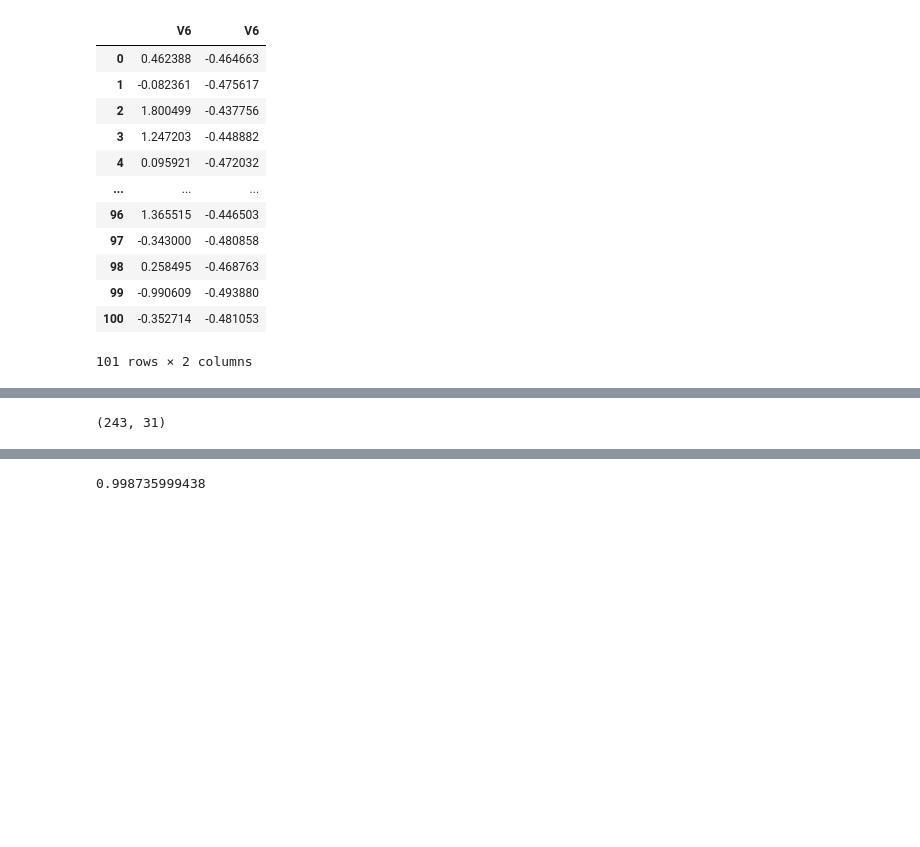
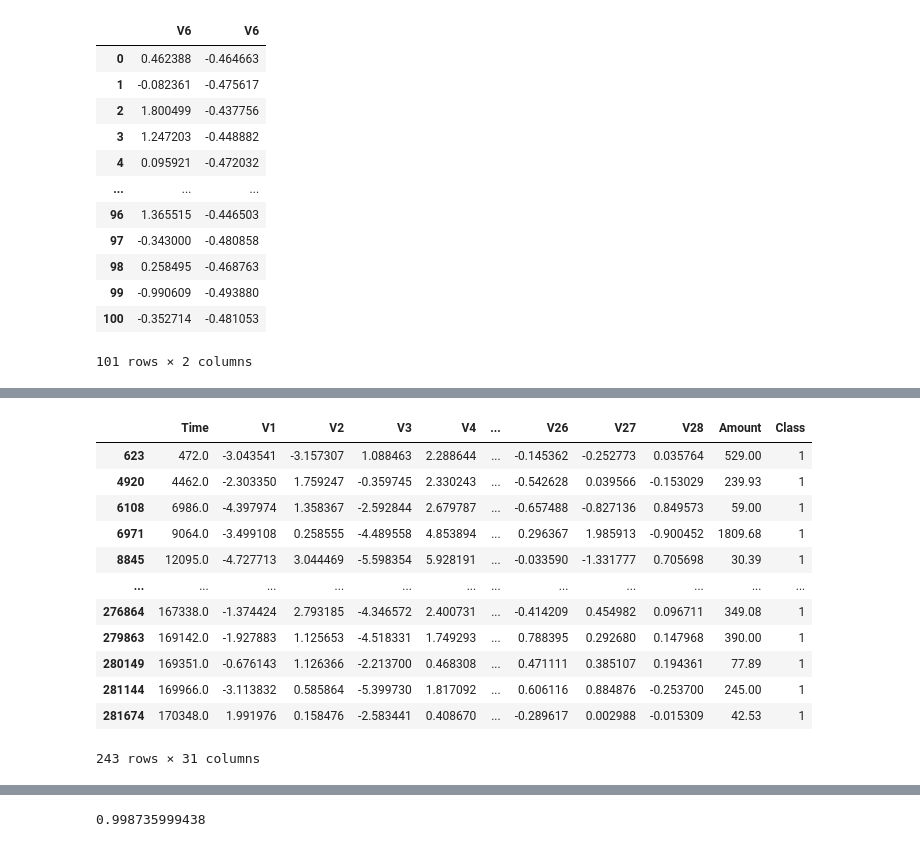
Before and after one commit to habedi/PracticalMachineLearning, a Jupyter notebook: jupyter_notebooks/Day3/anomaly_detection.ipynb, the cells around one changed output, grey strips where cells are left out. Drawn from its saved outputs; the diff is of its cells as text; code cells hidden in the pictures; blank space fills up the shorter version.

```diff
--- a/jupyter_notebooks/Day3/anomaly_detection.ipynb
+++ b/jupyter_notebooks/Day3/anomaly_detection.ipynb
@@ -200,9 +207,21 @@ rank
  'V9': 19}
 # %%
 X.Amount.describe()
-data[(X.Amount > 10) & (Y.Class == 1)].shape
+data[(X.Amount > 10) & (Y.Class == 1)]
 # %% [output]
+|  | Time | V1 | V2 | V3 | V4 | ... | V26 | V27 | V28 | Amount | Class |
+| 623 | 472.0 | -3.043541 | -3.157307 | 1.088463 | 2.288644 | ... | -0.145362 | -0.252773 | 0.035764 | 529.00 | 1 |
+| 4920 | 4462.0 | -2.303350 | 1.759247 | -0.359745 | 2.330243 | ... | -0.542628 | 0.039566 | -0.153029 | 239.93 | 1 |
+| 6108 | 6986.0 | -4.397974 | 1.358367 | -2.592844 | 2.679787 | ... | -0.657488 | -0.827136 | 0.849573 | 59.00 | 1 |
+| 6971 | 9064.0 | -3.499108 | 0.258555 | -4.489558 | 4.853894 | ... | 0.296367 | 1.985913 | -0.900452 | 1809.68 | 1 |
+| 8845 | 12095.0 | -4.727713 | 3.044469 | -5.598354 | 5.928191 | ... | -0.033590 | -1.331777 | 0.705698 | 30.39 | 1 |
+| ... | ... | ... | ... | ... | ... | ... | ... | ... | ... | ... | ... |
+| 276864 | 167338.0 | -1.374424 | 2.793185 | -4.346572 | 2.400731 | ... | -0.414209 | 0.454982 | 0.096711 | 349.08 | 1 |
+| 279863 | 169142.0 | -1.927883 | 1.125653 | -4.518331 | 1.749293 | ... | 0.788395 | 0.292680 | 0.147968 | 390.00 | 1 |
+| 280149 | 169351.0 | -0.676143 | 1.126366 | -2.213700 | 0.468308 | ... | 0.471111 | 0.385107 | 0.194361 | 77.89 | 1 |
+| 281144 | 169966.0 | -3.113832 | 0.585864 | -5.399730 | 1.817092 | ... | 0.606116 | 0.884876 | -0.253700 | 245.00 | 1 |
+| 281674 | 170348.0 | 1.991976 | 0.158476 | -2.583441 | 0.408670 | ... | -0.289617 | 0.002988 | -0.015309 | 42.53 | 1 |
-(243, 31)
+243 rows × 31 columns
 # %%
 from sklearn.ensemble import RandomForestClassifier
 from sklearn.model_selection import train_test_split
```
Also changed, not shown: parts of 3 cells of this notebook, 7 other files.
